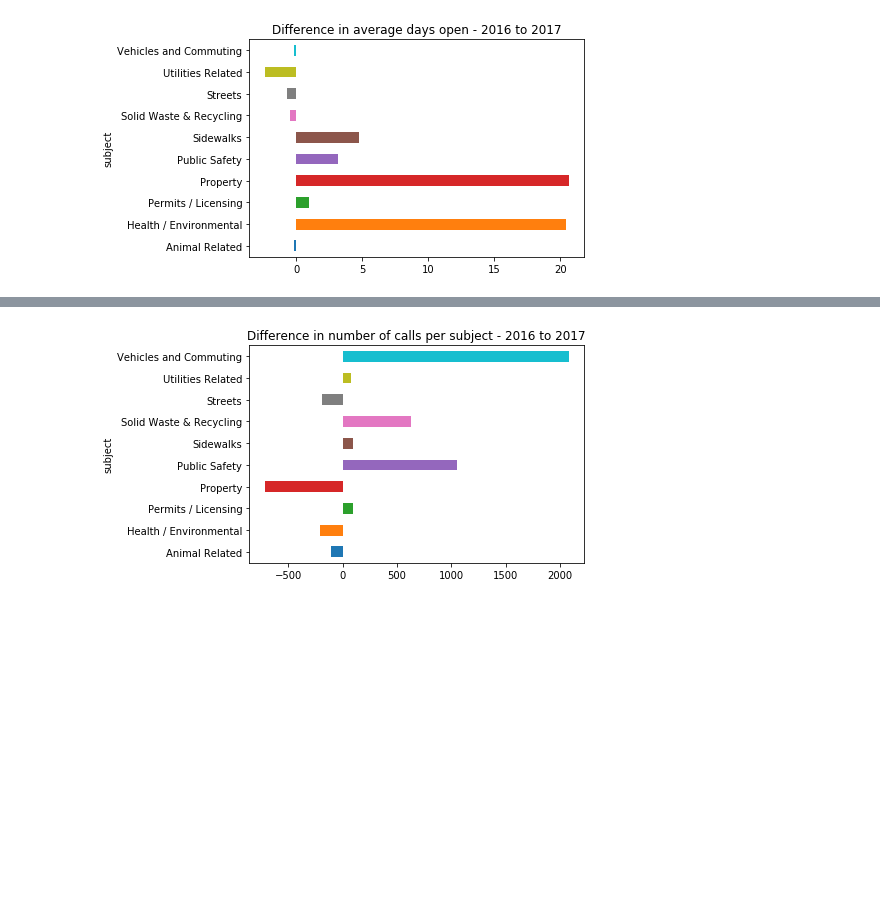
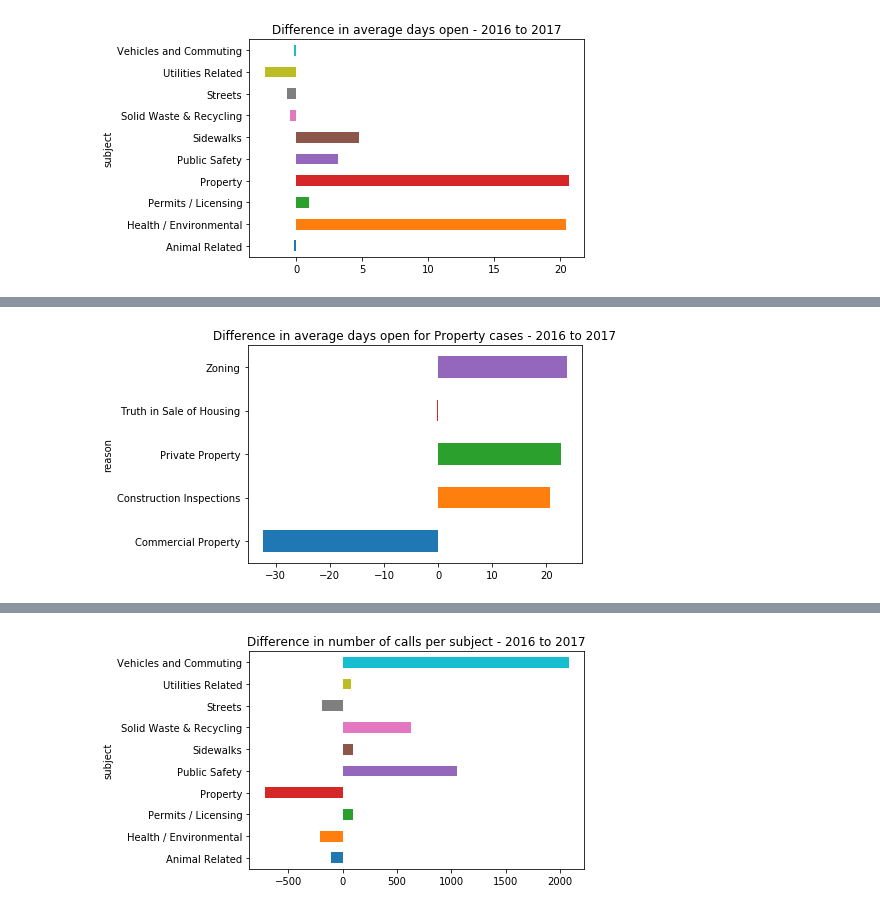
Before and after one commit to lwdee/Springboard, a Jupyter notebook: Capstone/Capstone_1_Data_Wrangling.ipynb, the cells around one changed output, grey strips where cells are left out. Drawn from its saved outputs; the diff is of its cells as text; code cells hidden in the pictures; blank space fills up the shorter version.

```diff
--- a/Capstone/Capstone_1_Data_Wrangling.ipynb
+++ b/Capstone/Capstone_1_Data_Wrangling.ipynb
@@ -803,0 +880,8 @@ plt.show()
+# %%
+property_mean16 = df[df['subject']=='Property'].loc['2016'].groupby('reason')['days_open'].mean()
+property_mean17 = df[df['subject']=='Property'].loc['2017'].groupby('reason')['days_open'].mean()
+property_diff =  property_mean17 - property_mean16
+property_diff.plot(kind = 'barh', title = 'Difference in average days open for Property cases - 2016 to 2017')
+plt.show()
+# %% [output]
+[figure, added]
```
Also changed, not shown: parts of 44 cells of this notebook.
